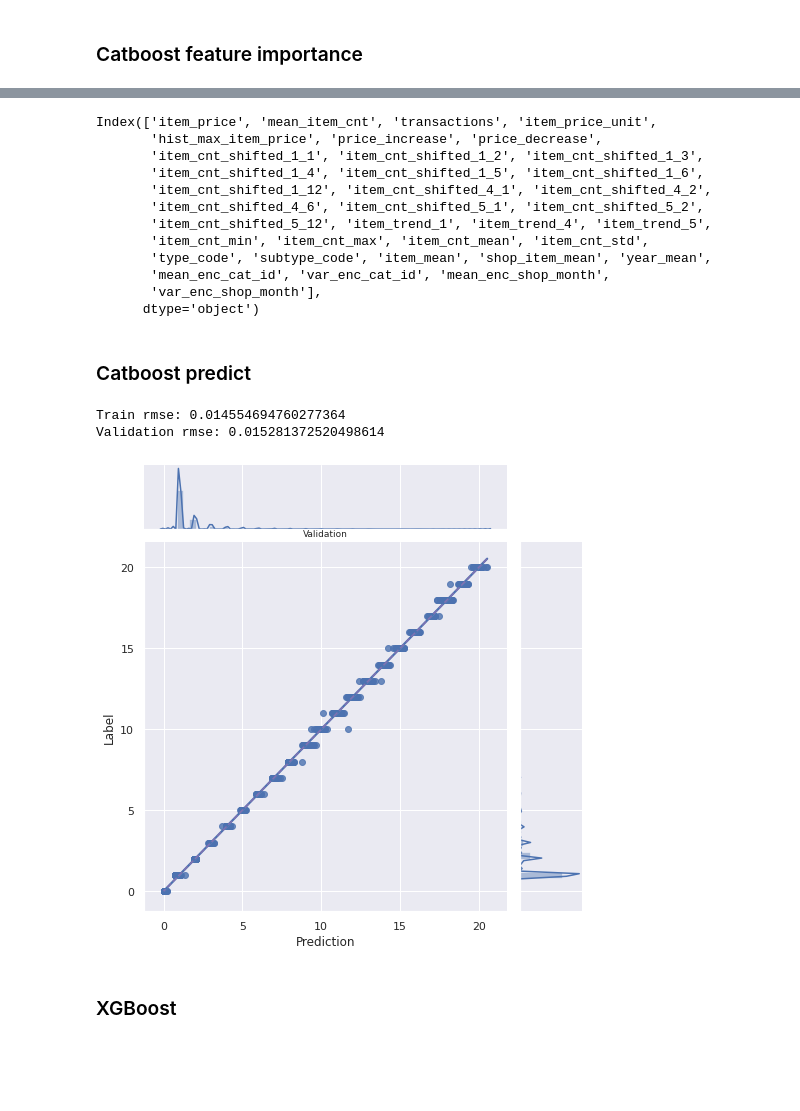
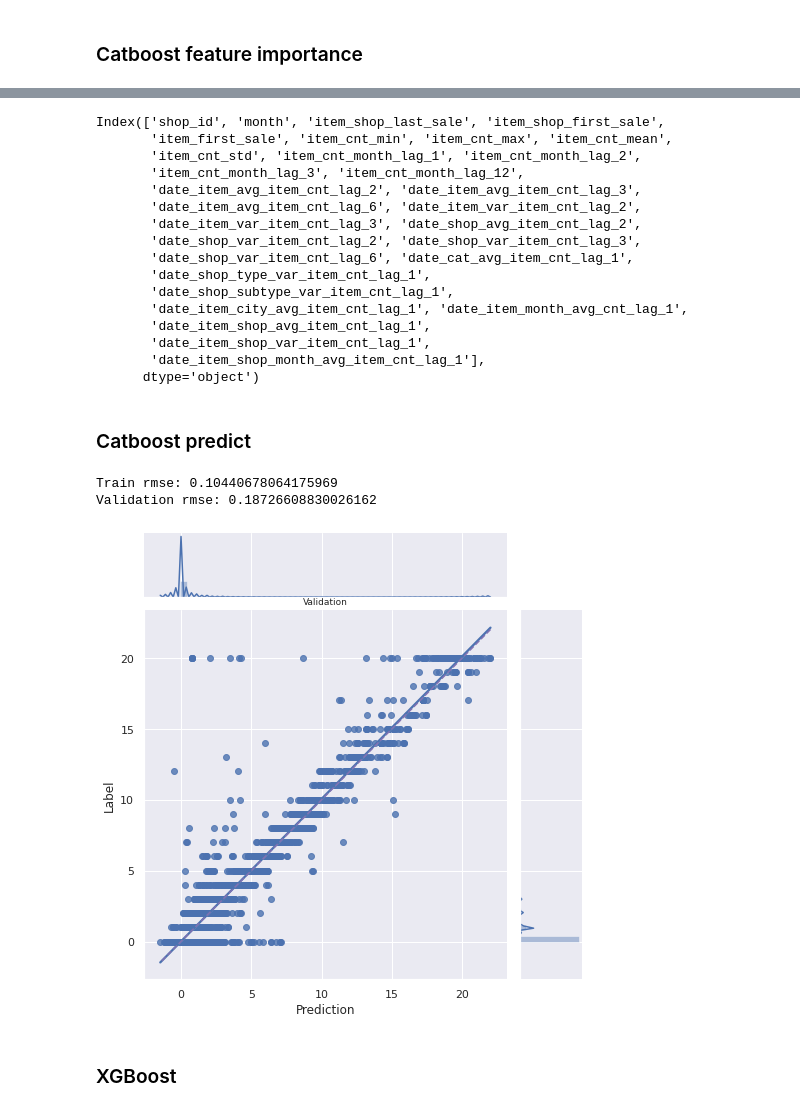
Before and after one commit to kryvokhyzha/examples-and-courses, a Jupyter notebook: How to Win a Data Science Competition/FinalProject/notebooks/main.ipynb, the cells around one changed output, grey strips where cells are left out. Cells and saved outputs as stored; diff of their text form; code cells hidden in the pictures; blank space fills up the shorter version.

```diff
--- a/How to Win a Data Science Competition/FinalProject/notebooks/main.ipynb
+++ b/How to Win a Data Science Competition/FinalProject/notebooks/main.ipynb
@@ -1353,6 +1316,6 @@ data = pd.read_pickle('data.pkl')
 # %%
-X_train = data[data.date_block_num < 33].drop(['item_cnt_month'], axis=1)
-Y_train = data[data.date_block_num < 33]['item_cnt_month']
-X_valid = data[data.date_block_num == 33].drop(['item_cnt_month'], axis=1)
-Y_valid = data[data.date_block_num == 33]['item_cnt_month']
-X_test = data[data.date_block_num == 34].drop(['item_cnt_month'], axis=1)
+X_train = matrix[matrix.date_block_num < 33].drop(['item_cnt_month'], axis=1)
+Y_train = matrix[matrix.date_block_num < 33]['item_cnt_month'].astype(np.float32)
+X_valid = matrix[matrix.date_block_num == 33].drop(['item_cnt_month'], axis=1)
+Y_valid = matrix[matrix.date_block_num == 33]['item_cnt_month'].astype(np.float32)
+X_test = matrix[matrix.date_block_num == 34].drop(['item_cnt_month'], axis=1)
@@ -1386,5 +1357,5 @@ Data columns (total 75 columns):
 dtypes: float16(59), int16(1), int32(2), int8(13)
 memory usage: 33.8 MB
 # %%
-cat_features = [3, 4, 8, 9, 55, 58, 59, 60, 61, 62]
+cat_features = [0, 1, 2, 3, 4, 5, 6, 7, 8, 9, 12, 13, 14, 15, 16, 17]
 catboost_model = CatBoostRegressor(eval_metric = 'RMSE')
@@ -1430,18 +1399,19 @@ best_param_catboost = \
 # catboost_model = CatBoostRegressor(eval_metric = 'RMSE', verbose=50, **best_param_catboost)
 
 catboost_model = CatBoostRegressor(
-    iterations=500,
+    iterations=1000,
     max_ctr_complexity=4,
     random_seed=0,
     od_type='Iter',
     od_wait=25,
     verbose=50,
+    eval_metric = 'RMSE',
     depth=4
 )
 
 catboost_model.fit(
     X_train, Y_train,
     cat_features=cat_features,
-    eval_set=(X_validation, Y_validation)
+    eval_set=(X_valid, Y_valid)
 )
 # %% [output]
@@ -1488,48 +1456,52 @@ plt.show()
 # %%
-X_train.columns[catboost_model.get_feature_importance() > 0.00001]
+X_train.columns[catboost_model.get_feature_importance() > 0.001]
 # %% [output]
-Index(['item_price', 'mean_item_cnt', 'transactions', 'item_price_unit',
-       'hist_max_item_price', 'price_increase', 'price_decrease',
-       'item_cnt_shifted_1_1', 'item_cnt_shifted_1_2', 'item_cnt_shifted_1_3',
-       'item_cnt_shifted_1_4', 'item_cnt_shifted_1_5', 'item_cnt_shifted_1_6',
-       'item_cnt_shifted_1_12', 'item_cnt_shifted_4_1', 'item_cnt_shifted_4_2',
-       'item_cnt_shifted_4_6', 'item_cnt_shifted_5_1', 'item_cnt_shifted_5_2',
-       'item_cnt_shifted_5_12', 'item_trend_1', 'item_trend_4', 'item_trend_5',
-       'item_cnt_min', 'item_cnt_max', 'item_cnt_mean', 'item_cnt_std',
-       'type_code', 'subtype_code', 'item_mean', 'shop_item_mean', 'year_mean',
-       'mean_enc_cat_id', 'var_enc_cat_id', 'mean_enc_shop_month',
-       'var_enc_shop_month'],
+Index(['shop_id', 'month', 'item_shop_last_sale', 'item_shop_first_sale',
+       'item_first_sale', 'item_cnt_min', 'item_cnt_max', 'item_cnt_mean',
+       'item_cnt_std', 'item_cnt_month_lag_1', 'item_cnt_month_lag_2',
+       'item_cnt_month_lag_3', 'item_cnt_month_lag_12',
+       'date_item_avg_item_cnt_lag_2', 'date_item_avg_item_cnt_lag_3',
+       'date_item_avg_item_cnt_lag_6', 'date_item_var_item_cnt_lag_2',
+       'date_item_var_item_cnt_lag_3', 'date_shop_avg_item_cnt_lag_2',
+       'date_shop_var_item_cnt_lag_2', 'date_shop_var_item_cnt_lag_3',
+       'date_shop_var_item_cnt_lag_6', 'date_cat_avg_item_cnt_lag_1',
+       'date_shop_type_var_item_cnt_lag_1',
+       'date_shop_subtype_var_item_cnt_lag_1',
+       'date_item_city_avg_item_cnt_lag_1', 'date_item_month_avg_cnt_lag_1',
+       'date_item_shop_avg_item_cnt_lag_1',
+       'date_item_shop_var_item_cnt_lag_1',
+       'date_item_shop_month_avg_item_cnt_lag_1'],
       dtype='object')
 # %% [markdown]
 ### Catboost predict
 # %%
 catboost_train_pred = catboost_model.predict(X_train)
-catboost_val_pred = catboost_model.predict(X_validation)
+catboost_val_pred = catboost_model.predict(X_valid)
 catboost_test_pred = catboost_model.predict(X_test)
 # %%
 print('Train rmse:', np.sqrt(mean_squared_error(Y_train, catboost_train_pred)))
-print('Validation rmse:', np.sqrt(mean_squared_error(Y_validation, catboost_val_pred)))
+print('Validation rmse:', np.sqrt(mean_squared_error(Y_valid, catboost_val_pred)))
 # %% [output]
-Train rmse: 0.014554694760277364
-Validation rmse: 0.015281372520498614
+Train rmse: 0.10440678064175969
+Validation rmse: 0.18726608830026162
 # %%
 def model_performance_sc_plot(predictions, labels, title):
     # Get min and max values of the predictions and labels.
     min_val = max(max(predictions), max(labels))
     max_val = min(min(predictions), min(labels))
     # Create dataframe with predicitons and labels.
     performance_df = pd.DataFrame({"Label":labels})
     performance_df["Prediction"] = predictions
     # Plot data
     sns.jointplot(y="Label", x="Prediction", data=performance_df, kind="reg", height=7)
     plt.plot([min_val, max_val], [min_val, max_val], 'm--')
     plt.title(title, fontsize=9)
     plt.show()
 
 #model_performance_sc_plot(catboost_train_pred, Y_train, 'Train')
-model_performance_sc_plot(catboost_val_pred, Y_validation, 'Validation')
+model_performance_sc_plot(catboost_val_pred, Y_valid, 'Validation')
 # %% [output]
-[figure, old version]
+[figure, new version]
 # %% [markdown]
 ### XGBoost
 # %%
```
Also changed, not shown: parts of 40 cells of this notebook.
